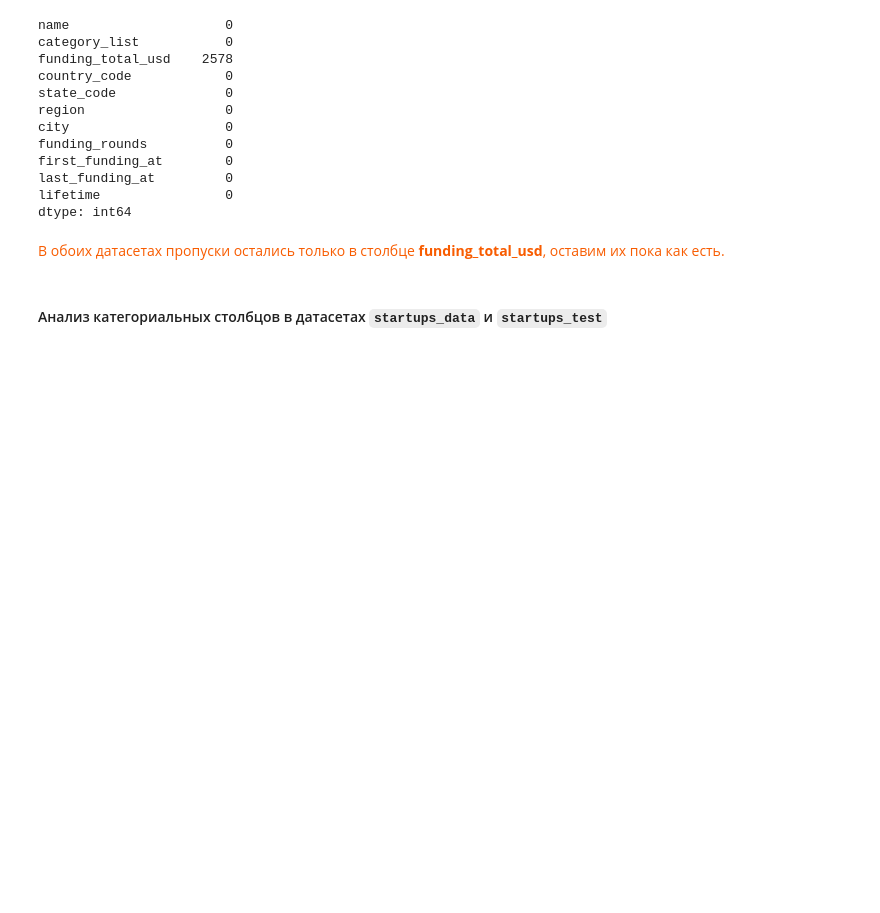
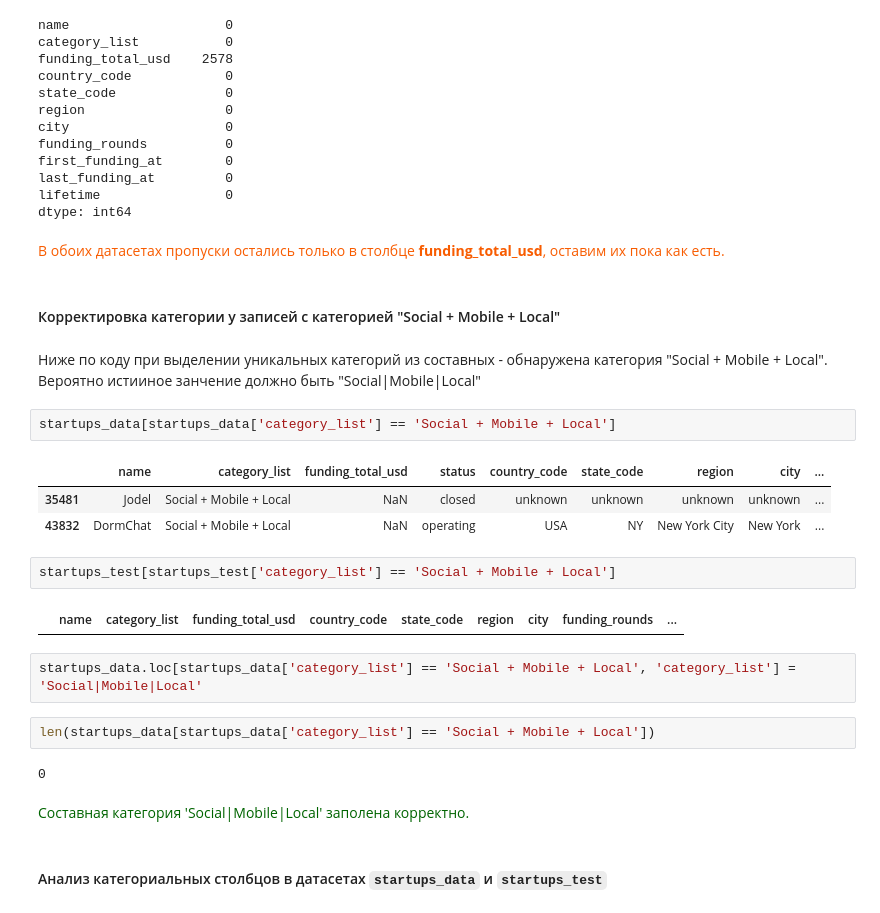
Before and after one commit to andrew-tvorogov/practicum_masterskaya_1, a Jupyter notebook: practicum_startups.ipynb, the cells around one changed output. Cells and saved outputs as stored; diff of their text form; blank space fills up the shorter version.

```diff
--- a/practicum_startups.ipynb
+++ b/practicum_startups.ipynb
@@ -600,6 +638,28 @@ lifetime                0
 dtype: int64
 # %% [markdown]
 <span style="color: #f85c00">В обоих датасетах пропуски остались только в столбце **funding_total_usd**, оставим их пока как есть.</span>
+# %% [markdown]
+#### Корректировка категории у записей с категорией "Social + Mobile + Local"
+# %% [markdown]
+Ниже по коду при выделении уникальных категорий из составных - обнаружена категория "Social + Mobile + Local". Вероятно истииное занчение должно быть "Social|Mobile|Local"
+# %%
+startups_data[startups_data['category_list'] == 'Social + Mobile + Local']
+# %% [output]
+|  | name | category_list | funding_total_usd | status | country_code | state_code | region | city | ... |
+| 35481 | Jodel | Social + Mobile + Local | NaN | closed | unknown | unknown | unknown | unknown | ... |
+| 43832 | DormChat | Social + Mobile + Local | NaN | operating | USA | NY | New York City | New York | ... |
+# %%
+startups_test[startups_test['category_list'] == 'Social + Mobile + Local']
+# %% [output]
+|  | name | category_list | funding_total_usd | country_code | state_code | region | city | funding_rounds | ... |
+# %%
+startups_data.loc[startups_data['category_list'] == 'Social + Mobile + Local', 'category_list'] = 'Social|Mobile|Local'
+# %%
+len(startups_data[startups_data['category_list'] == 'Social + Mobile + Local'])
+# %% [output]
+0
+# %% [markdown]
+<span style="color: darkgreen">Составная категория 'Social|Mobile|Local' заполена корректно.</span>
 # %% [markdown]
 #### Анализ категориальных столбцов в датасетах ``startups_data`` и ``startups_test``
 # %%
```
Also changed, not shown: parts of 38 cells of this notebook.
